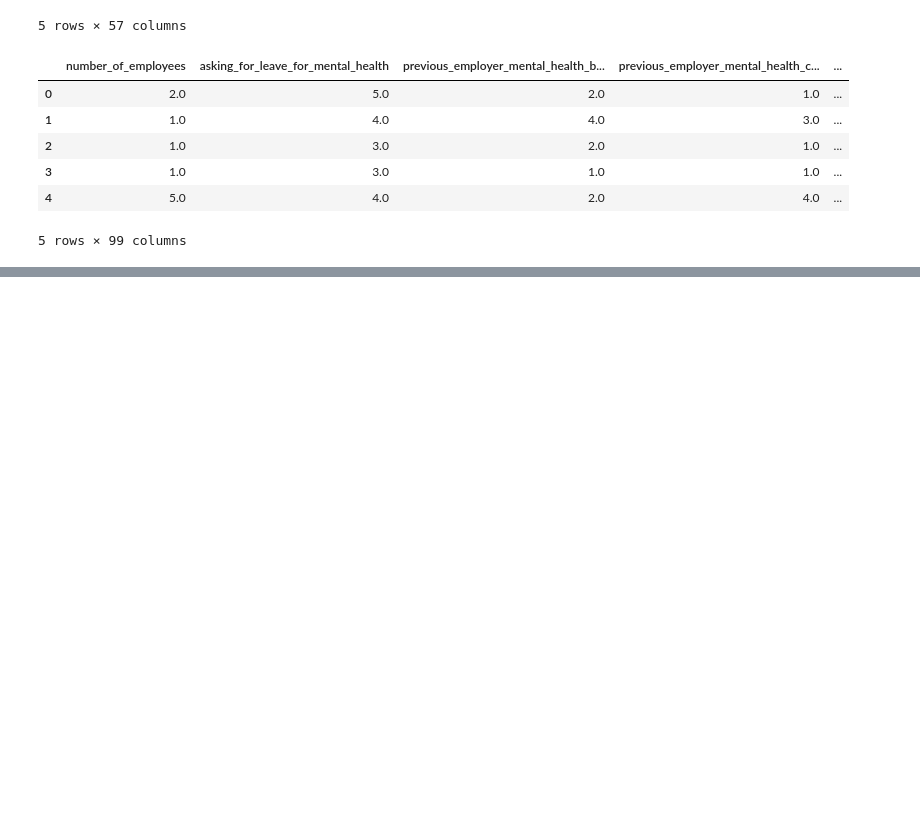
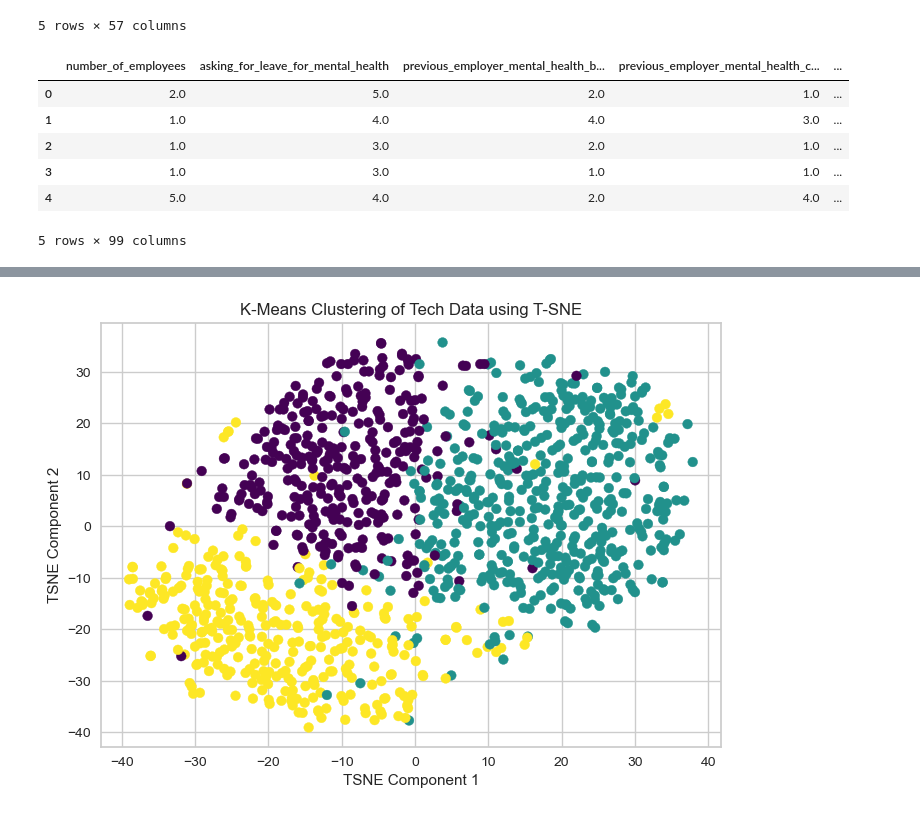
Before and after one commit to AlexandraFaria/UnsupervisedLearningTask1Project, a Jupyter notebook: Task1DataAnalysis.ipynb, the cells around one changed output, grey strips where cells are left out. Drawn from its saved outputs; the diff is of its cells as text; code cells hidden in the pictures; blank space fills up the shorter version.

```diff
--- a/Task1DataAnalysis.ipynb
+++ b/Task1DataAnalysis.ipynb
@@ -250,0 +268,12 @@ kmeans = KMeans(n_clusters=3, random_state=0).fit(pca_data)
+# %%
+# Visualize the clusters using T-SNE
+
+tsne = TSNE(n_components=2, random_state=0)
+tsne_data = tsne.fit_transform(data)
+plt.scatter(tsne_data[:, 0], tsne_data[:, 1], c=kmeans.labels_, cmap='viridis')
+plt.xlabel('TSNE Component 1')
+plt.ylabel('TSNE Component 2')
+plt.title('K-Means Clustering of Tech Data using T-SNE')
+plt.show()
+# %% [output]
+[figure, added]
```
Also changed, not shown: parts of 18 cells of this notebook.
